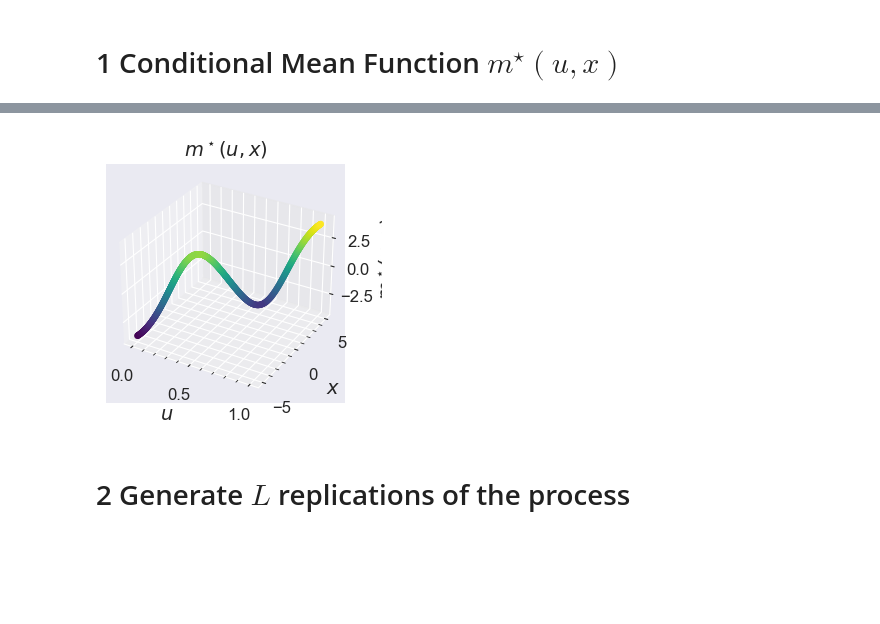
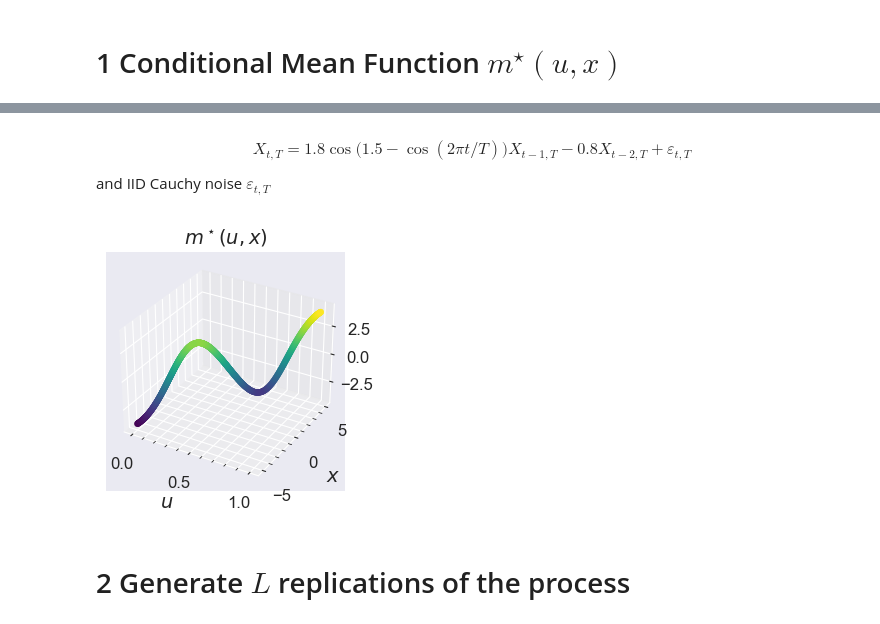
Before and after one commit to mzalaya/wasslsp, a Jupyter notebook: torchNotebooks/simul/CauchytvAR(2).ipynb, the cells around one changed output, grey strips where cells are left out. Cells and saved outputs as stored; diff of their text form; code cells hidden in the pictures; blank space fills up the shorter version.

```diff
--- a/torchNotebooks/simul/CauchytvAR(2).ipynb
+++ b/torchNotebooks/simul/CauchytvAR(2).ipynb
@@ -78,22 +58,21 @@ m_star_vals = torch.tensor([m_star(u_val, x_val, x_val) for u_val, x_val in zip(
-# %%
-# Plot of m^star
-plt.rcParams['text.usetex'] = False
-# Plotting
-plt.rcParams["figure.figsize"] = (10, 3)
-fig = plt.figure()
-ax = plt.axes(projection='3d')
-plt.grid(which='major', color='#DDDDDD', linewidth=0.8)
-plt.minorticks_on()
-u = u.detach().cpu().numpy()
-x = x.detach().cpu().numpy()
-m_star_vals = m_star_vals.detach().cpu().numpy()
-
-ax.scatter(u, x, m_star_vals, c=m_star_vals, cmap='viridis', linewidth=0.1)
-ax.set_xlabel(r'$u$', fontsize=14)
-ax.set_ylabel(r'$x$', fontsize=14)
-ax.set_zlabel(r'$m^\star(u,x)$', fontsize=14)
-ax.set_title(r'$m^\star(u,x)$', fontsize=14)
-plt.tight_layout()
-plt.show()
-# %% [output]
-[figure, removed]
+# %% [markdown]
+
+\begin{equation*}
+X_{t,T} = 1.8 \cos\big(1.5 - \cos(2\pi t/T)\big)X_{t-1, T} - 0.8 X_{t-2, T} + \varepsilon_{t,T}
+\end{equation*}
+and IID Cauchy noise $\varepsilon_{t,T}$
+# %%
+phi_star = lambda u: 1.5 - torch.cos(2 * torch.pi * torch.tensor([u]))
+psi_star = lambda u: 1.8
+sigma_star = lambda u: 1.0
+
+# Generate m_star
+m_star = lambda u, x, y: psi_star(u) * torch.cos(phi_star(u)) * x - 0.8 * y
+# %%
+T_samples = 1000
+# Create a mesh grid for u and x
+u = torch.linspace(0., 1., T_samples)
+x = torch.linspace(-5, 5, T_samples)
+
+# Compute m_star values for plotting
+m_star_vals = torch.tensor([m_star(u_val, x_val, x_val) for u_val, x_val in zip(u, x)]).to(device)
@@ -100,3 +83,22 @@ plt.show()
+# %%
+
+# Plot of m^star V1
+plt.rcParams['text.usetex'] = False
+plt.rcParams["figure.figsize"] = (10,3)
+fig = plt.figure()
+ax = plt.axes(projection='3d')
+plt.grid(which='major', color='#DDDDDD', linewidth=0.8)
+plt.minorticks_on()
+ax.scatter(u, x, m_star_vals, c=m_star_vals, cmap='viridis', linewidth=0.1);
+ax.set_xlabel(r'$u$', fontsize=14)
+ax.set_ylabel(r'$x$', fontsize=14)
+ax.set_title(r'$m^\star(u,x)$', fontsize=14)
+figure_name_mean_function = f"Conditional_mean_function_of_process_{process}.png"
+plt.tight_layout()
+fig.savefig(os.path.join(path_fig, figure_name_mean_function ), dpi=150)
+plt.show()
+# %% [output]
+[figure, added]
 # %% [markdown]
 # 2 Generate $L$ replications of the process
 # %%
```
Also changed, not shown: parts of 30 cells of this notebook, 15 other files.
